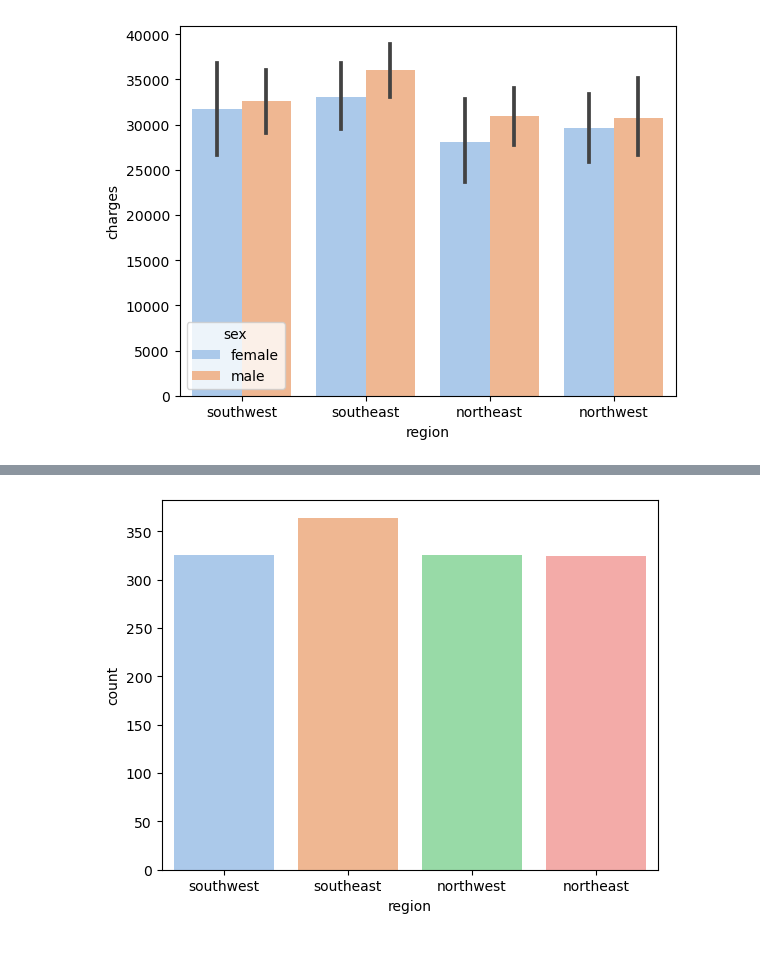
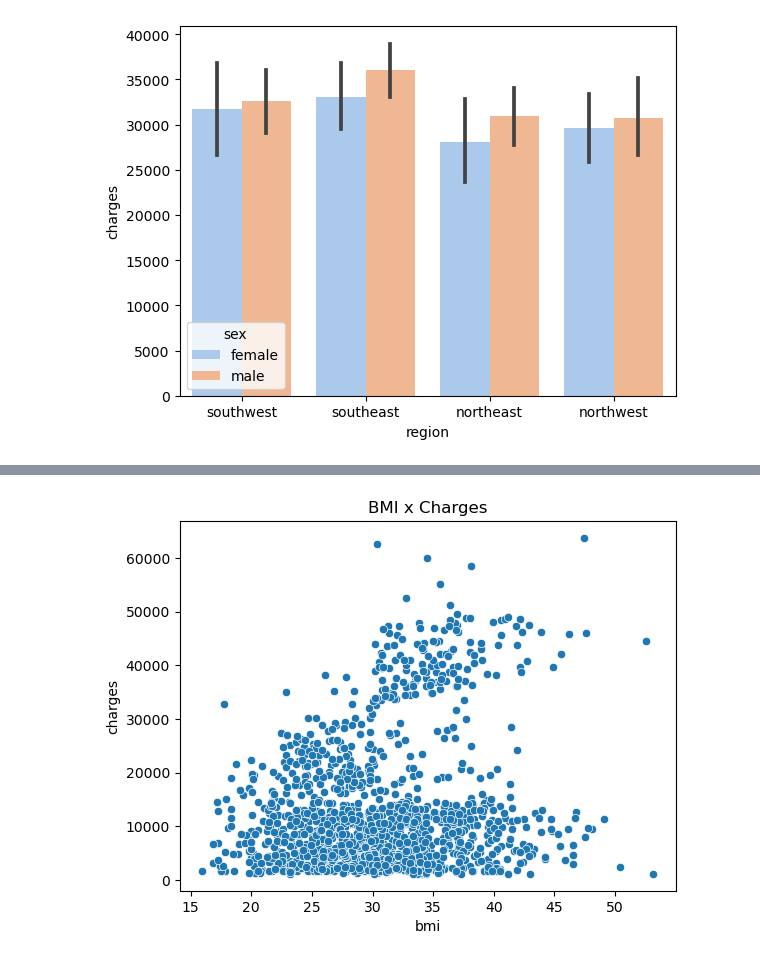
Before and after one commit to cacaprog/learning-projects, a Jupyter notebook: us-medical-insurance-cost/us-medical-insurance-costs.ipynb, the cells around one changed output, grey strips where cells are left out. Drawn from its saved outputs; the diff is of its cells as text; code cells hidden in the pictures.

```diff
--- a/us-medical-insurance-cost/us-medical-insurance-costs.ipynb
+++ b/us-medical-insurance-cost/us-medical-insurance-costs.ipynb
@@ -169,8 +232,9 @@ plt.show()
 # %%
 plt.clf()
-sns.countplot(x='region', data=data, palette='pastel')
+sns.scatterplot(x = 'bmi', y= 'charges', data = data)
+plt.title('BMI x Charges')
 plt.show()
 # %% [output]
-[figure, old version]
+[figure, new version]
 # %%
 plt.clf()
```
Also changed, not shown: parts of 20 cells of this notebook, 1 other file.
